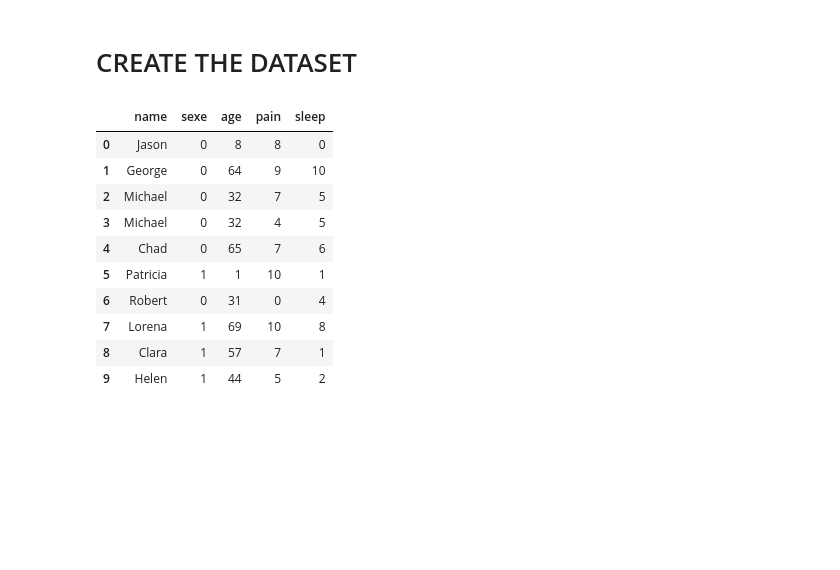
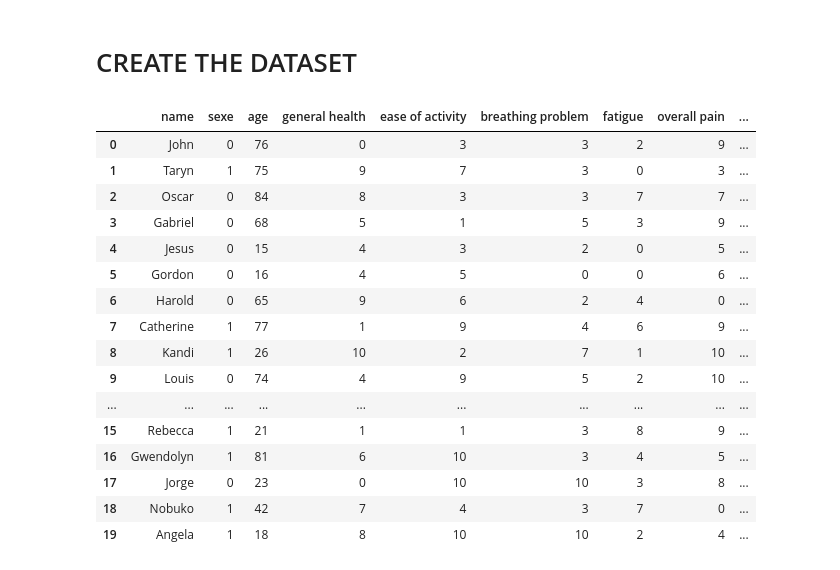
Before and after one commit to jules20022000/Notebook-Atreon, a Jupyter notebook: Notebook for AI.ipynb, the cells around one changed output. Cells and saved outputs as stored; diff of their text form; code cells hidden in the pictures; blank space fills up the shorter version.

```diff
--- a/Notebook for AI.ipynb
+++ b/Notebook for AI.ipynb
@@ -151,19 +172,25 @@ X = final_tab.sample(frac=1)
 X.sample(frac=1).to_csv("test1.csv",index=False)
 # %%
 file = pd.read_csv("test1.csv")
-file.head(10)
+file.head(20)
 # %% [output]
-|  | name | sexe | age | pain | sleep |
-| 0 | Jason | 0 | 8 | 8 | 0 |
-| 1 | George | 0 | 64 | 9 | 10 |
-| 2 | Michael | 0 | 32 | 7 | 5 |
-| 3 | Michael | 0 | 32 | 4 | 5 |
-| 4 | Chad | 0 | 65 | 7 | 6 |
-| 5 | Patricia | 1 | 1 | 10 | 1 |
-| 6 | Robert | 0 | 31 | 0 | 4 |
-| 7 | Lorena | 1 | 69 | 10 | 8 |
-| 8 | Clara | 1 | 57 | 7 | 1 |
-| 9 | Helen | 1 | 44 | 5 | 2 |
+|  | name | sexe | age | general health | ease of activity | breathing problem | fatigue | overall pain | ... |
+| 0 | John | 0 | 76 | 0 | 3 | 3 | 2 | 9 | ... |
+| 1 | Taryn | 1 | 75 | 9 | 7 | 3 | 0 | 3 | ... |
+| 2 | Oscar | 0 | 84 | 8 | 3 | 3 | 7 | 7 | ... |
+| 3 | Gabriel | 0 | 68 | 5 | 1 | 5 | 3 | 9 | ... |
+| 4 | Jesus | 0 | 15 | 4 | 3 | 2 | 0 | 5 | ... |
+| 5 | Gordon | 0 | 16 | 4 | 5 | 0 | 0 | 6 | ... |
+| 6 | Harold | 0 | 65 | 9 | 6 | 2 | 4 | 0 | ... |
+| 7 | Catherine | 1 | 77 | 1 | 9 | 4 | 6 | 9 | ... |
+| 8 | Kandi | 1 | 26 | 10 | 2 | 7 | 1 | 10 | ... |
+| 9 | Louis | 0 | 74 | 4 | 9 | 5 | 2 | 10 | ... |
+| ... | ... | ... | ... | ... | ... | ... | ... | ... | ... |
+| 15 | Rebecca | 1 | 21 | 1 | 1 | 3 | 8 | 9 | ... |
+| 16 | Gwendolyn | 1 | 81 | 6 | 10 | 3 | 4 | 5 | ... |
+| 17 | Jorge | 0 | 23 | 0 | 10 | 10 | 3 | 8 | ... |
+| 18 | Nobuko | 1 | 42 | 7 | 4 | 3 | 7 | 0 | ... |
+| 19 | Angela | 1 | 18 | 8 | 10 | 10 | 2 | 4 | ... |
 # %%
 file.info()
 # %% [output]
```
Also changed, not shown: parts of 6 cells of this notebook, 1 other file.
